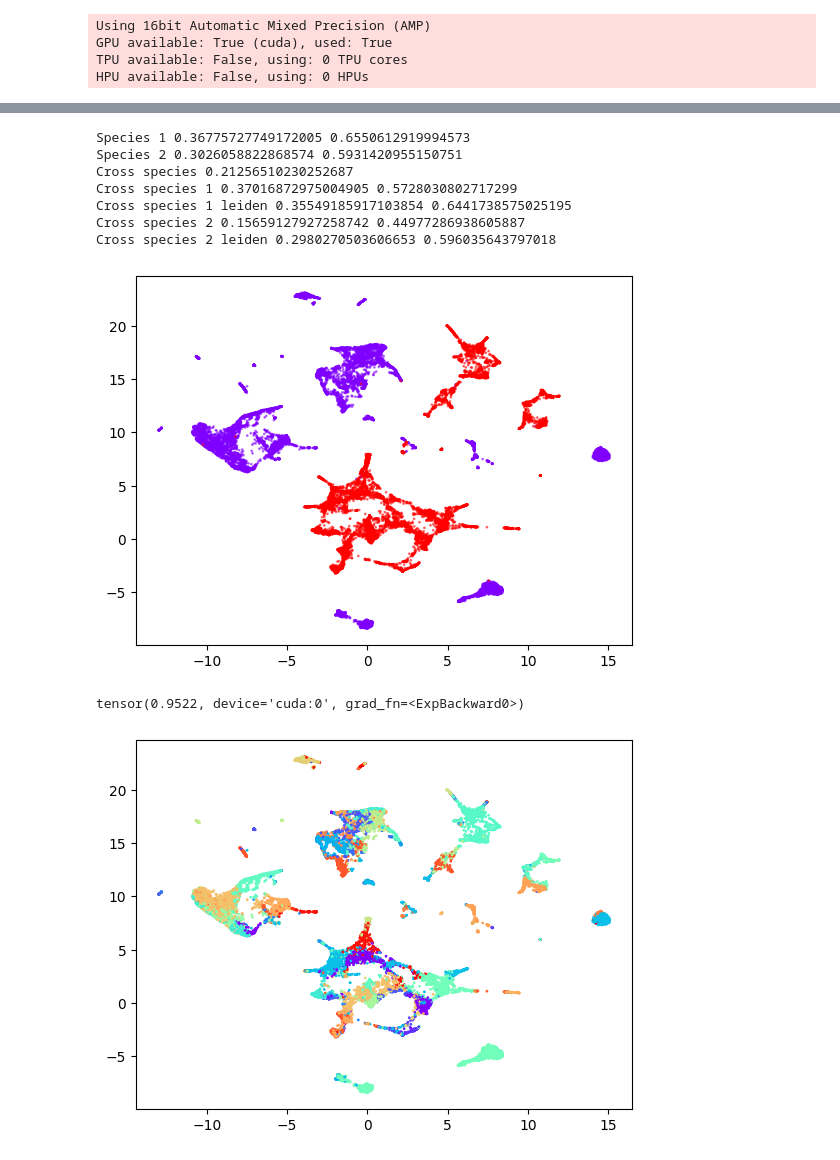
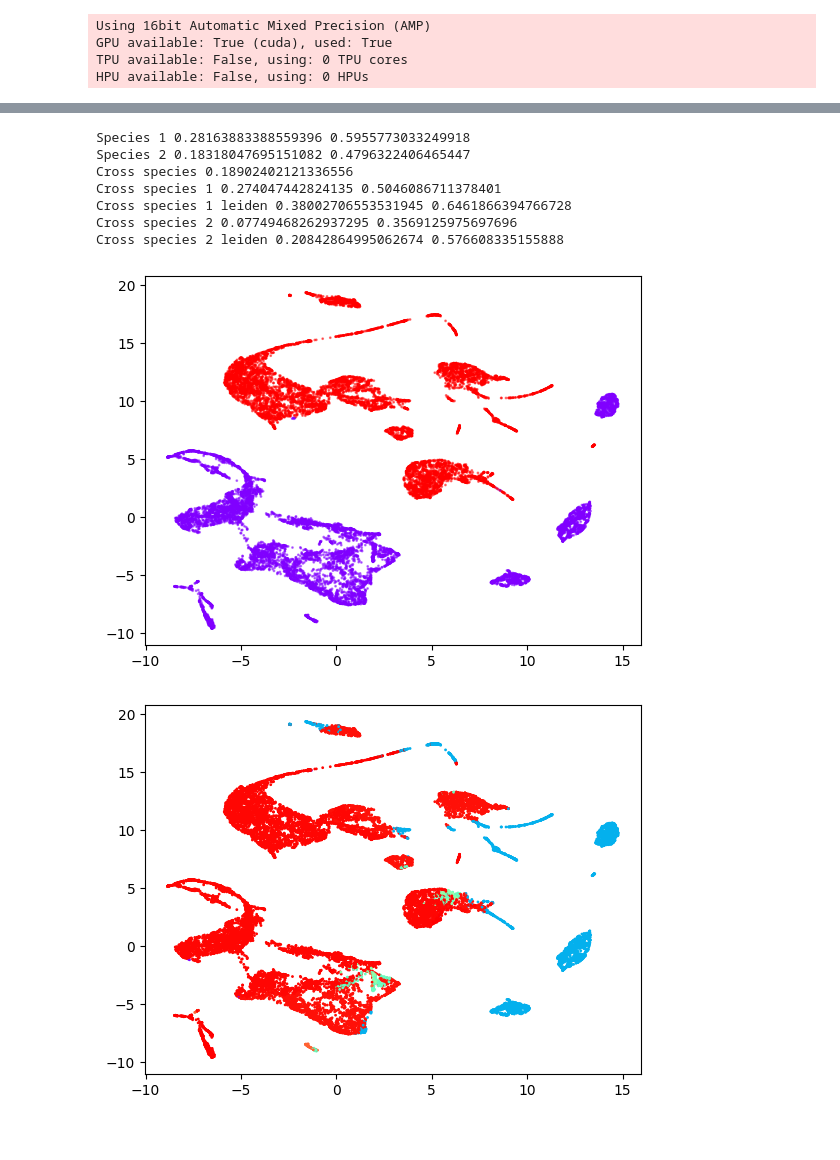
Before and after one commit to atarashansky/cross-species-vae, a Jupyter notebook: vae-emb.ipynb, the cells around one changed output, grey strips where cells are left out. Drawn from its saved outputs; the diff is of its cells as text; code cells hidden in the pictures.

```diff
--- a/vae-emb.ipynb
+++ b/vae-emb.ipynb
@@ -160,5 +162,5 @@ species_data_sub = {k: data_module.train_dataset.epoch_data[k][data_module.train
 # %%
-# species_data_sub = pickle.load(open('data.p','rb'))
+species_data_sub = pickle.load(open('data.p','rb'))
 
 adata1 = species_data_sub['fish']
 adata2 = species_data_sub['frog']
@@ -176,11 +178,11 @@ data_module = CrossSpeciesDataModule(
 data_module.setup()
 
 species_vocab_sizes = data_module.species_vocab_sizes
-# homology_edges, homology_scores = pickle.load(open('homology_zfxe.p','rb'))
+homology_edges, homology_scores = pickle.load(open('homology_zfxe.p','rb'))
 
 
 early_stopping = EarlyStopping(
-    monitor='val_direct_recon',
+    monitor='val_loss',
     min_delta=0.001,
     patience=3,
     verbose=True,
@@ -201,9 +203,10 @@ model = CrossSpeciesVAE(
 
     # Testing
     n_clusters=100,
-    sigma=2.0,
-    repulsive_prior_weight=1.0,
-    cluster_usage_threshold=5,
+    cluster_warmup_epochs=3,
+    initial_sigma=3.0,
+    use_vade=True,
+    gmm_loss_weight=1e-2,
 
     # Learning rate
     base_learning_rate=5e-3,
@@ -307,5 +309,5 @@ for loss_type in ["direct_recon", "cross_species_recon", "kl", "repulsive_prior"
 # %%
-output, s = model.get_latent_embeddings(species_data_sub, batch_size=4096)
+output, s, memberships = model.get_latent_embeddings(species_data_sub, batch_size=4096)
 latent = output.cpu().numpy()
 s=s.cpu().numpy()
 
@@ -377,22 +379,18 @@ plt.figure();
 dt_full = umap.UMAP(n_components=2).fit_transform(output.detach().cpu().numpy())
 plt.scatter(dt_full[:,0],dt_full[:,1],c=s,s=1, alpha=0.5, cmap='rainbow');
 # %% [output]
-Species 1 0.36775727749172005 0.6550612919994573
-Species 2 0.3026058822868574 0.5931420955150751
-Cross species 0.21256510230252687
-Cross species 1 0.37016872975004905 0.5728030802717299
-Cross species 1 leiden 0.35549185917103854 0.6441738575025195
-Cross species 2 0.15659127927258742 0.44977286938605887
-Cross species 2 leiden 0.2980270503606653 0.596035643797018
+Species 1 0.28163883388559396 0.5955773033249918
+Species 2 0.18318047695151082 0.4796322406465447
+Cross species 0.18902402121336556
+Cross species 1 0.274047442824135 0.5046086711378401
+Cross species 1 leiden 0.38002706553531945 0.6461866394766728
+Cross species 2 0.07749468262937295 0.3569125975697696
+Cross species 2 leiden 0.20842864995062674 0.576608335155888
-[figure, old version]
+[figure, new version]
-# %%
-torch.exp(model.parametric_clusterer.log_sigma)
-# %% [output]
-tensor(0.9522, device='cuda:0', grad_fn=<ExpBackward0>)
+# %%
+c_memberships = memberships.detach().cpu().numpy()
+c = np.argmax(c_memberships,axis=1)
 # %%
-c = model.parametric_clusterer(output.to('cuda'))
-c_memberships = c.detach().cpu().numpy()
-c = np.argmax(c_memberships,axis=1)
 plt.figure(); plt.scatter(dt_full[:,0],dt_full[:,1],c=c,cmap='rainbow',s=1);
 # %% [output]
-[figure, old version]
+[figure, new version]
```
Also changed, not shown: parts of 42 cells of this notebook, 2 other files.
